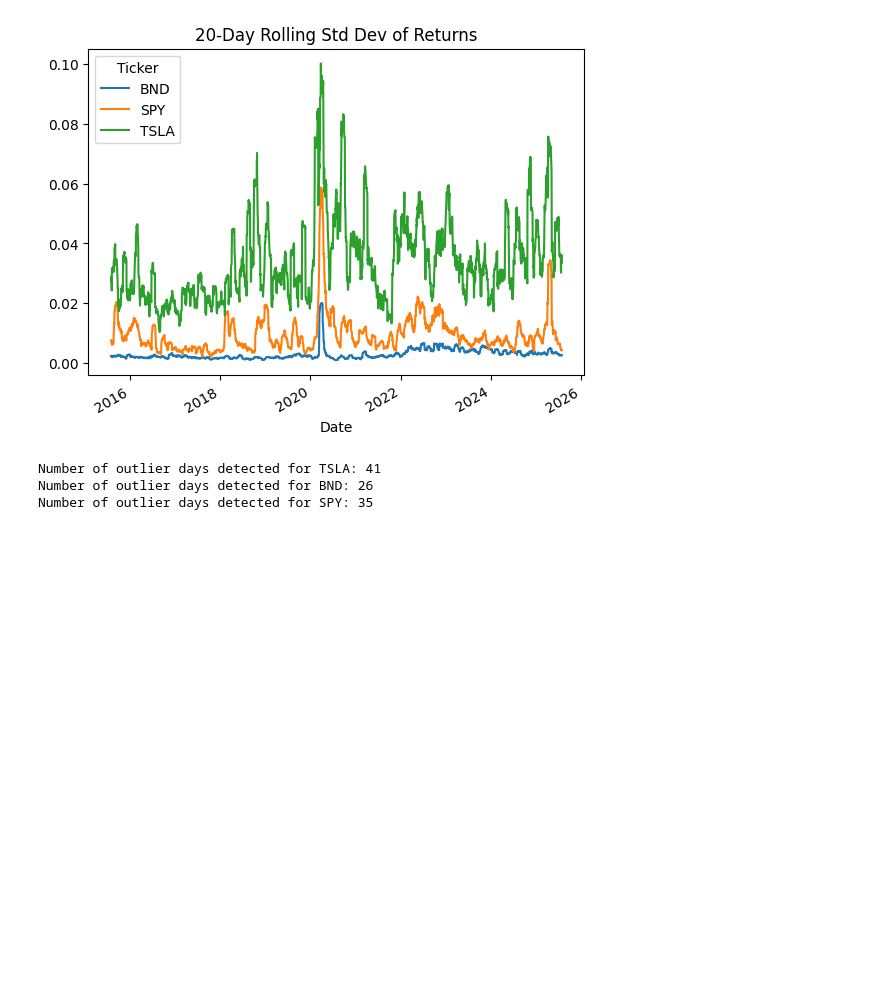
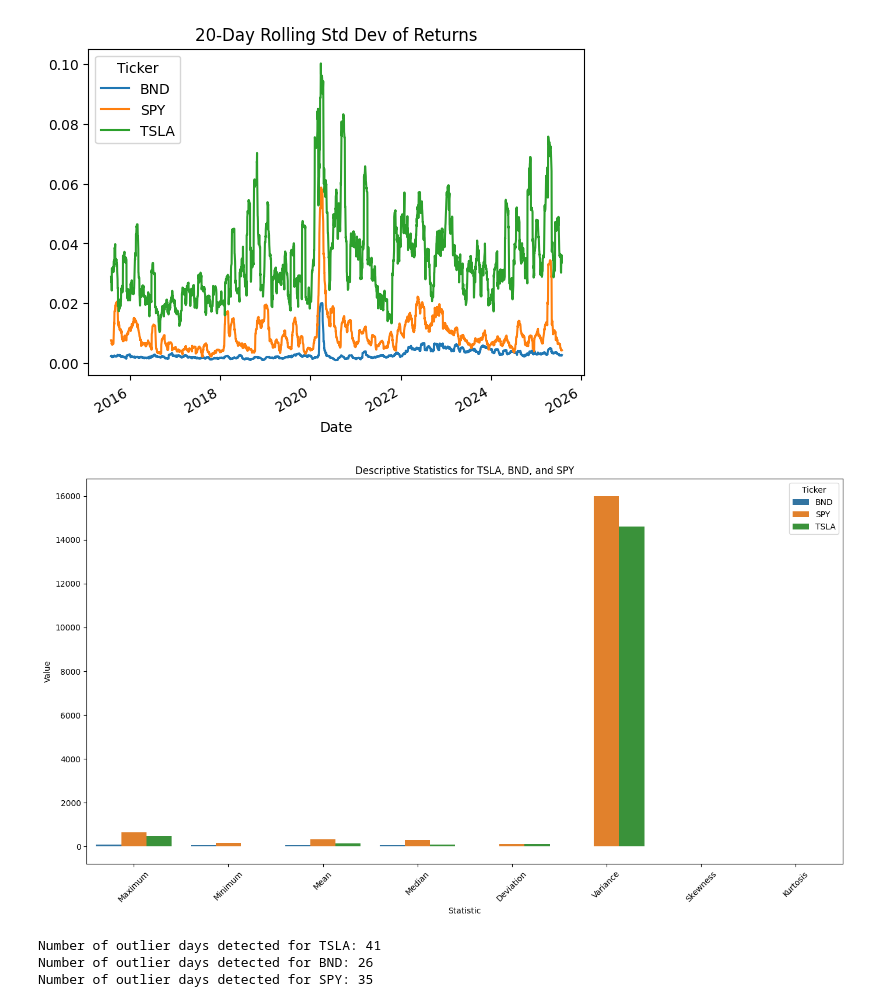
Before and after one commit to Addisu22/Time-Series-Forecasting-for-Portfolio-Management-Optimization, a Jupyter notebook: Notebooks/Preprocess_Explore_Data.ipynb, the cells around one changed output. Drawn from its saved outputs; the diff is of its cells as text; code cells hidden in the pictures; blank space fills up the shorter version.

Commit message:
Preprocess and Explore the Data

```diff
--- a/Notebooks/Preprocess_Explore_Data.ipynb
+++ b/Notebooks/Preprocess_Explore_Data.ipynb
@@ -101,3 +101,16 @@ df['Close'].describe().T
 | BND | 2535.0 | 68.469188 | 4.554601 | 60.779152 | 64.654339 | 67.604874 | 71.891129 | 77.318245 |
 | SPY | 2535.0 | 334.193733 | 126.427704 | 155.869751 | 230.083183 | 305.264465 | 420.350494 | 637.099976 |
 | TSLA | 2535.0 | 131.963002 | 120.914904 | 9.578000 | 18.967667 | 94.571335 | 236.761665 | 479.859985 |
+# %%
+# df.max().head()
+data =pd.DataFrame({
+    "Maximum": df['Close'].max(),
+    "Minimum": df['Close'].min(),
+    "Mean": df['Close'].mean(),
+    "Median": df['Close'].median(),
+    "Deviation": df['Close'].std(),
+    "Variance": df['Close'].var(),
+    "Skewness": df['Close'].skew(),
+    "Kurtosis": df['Close'].kurt()
+})
+display(data)
@@ -114,6 +133,26 @@ rolling_mean, rolling_std = rolling_stats(returns)
 [figure]
 [figure]
 [figure]
+# %%
+# Our summary stats DataFrame (data) looks like this:
+# Index is asset tickers: TSLA, BND, SPY
+# Columns: Maximum, Minimum, Mean, Median, Deviation, Variance, Skewness, Kurtosis
+
+# Reset index to convert tickers to a column for seaborn
+data_reset = data.reset_index().rename(columns={"index": "Ticker"})
+
+# Melt dataframe to long format for seaborn
+data_melted = data_reset.melt(id_vars="Ticker", var_name="Statistic", value_name="Value")
+
+# Plot grouped barplot: statistic values for each ticker
+plt.figure(figsize=(14,8))
+sns.barplot(data=data_melted, x="Statistic", y="Value", hue="Ticker")
+plt.title("Descriptive Statistics for TSLA, BND, and SPY")
+plt.xticks(rotation=45)
+plt.tight_layout()
+plt.show()
+# %% [output]
+[figure, added]
 # %%
 # Outlier detection
 outliers = detect_outliers(returns)
```
Also changed, not shown: parts of 1 cell of this notebook.
